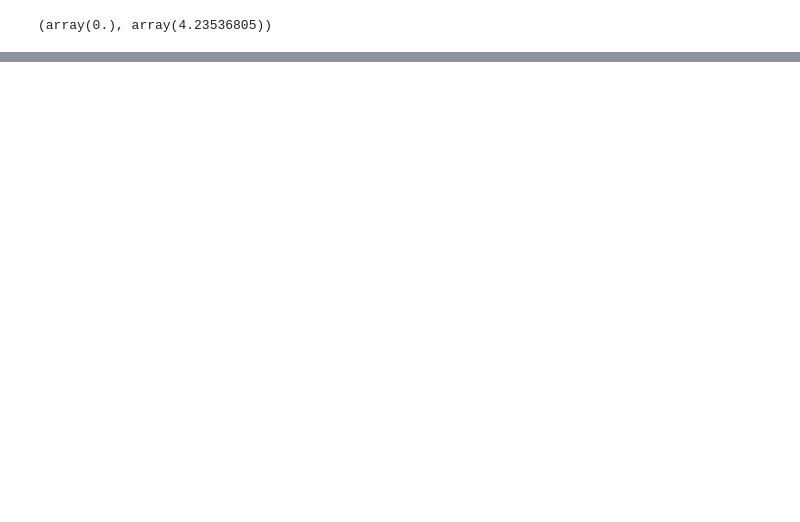
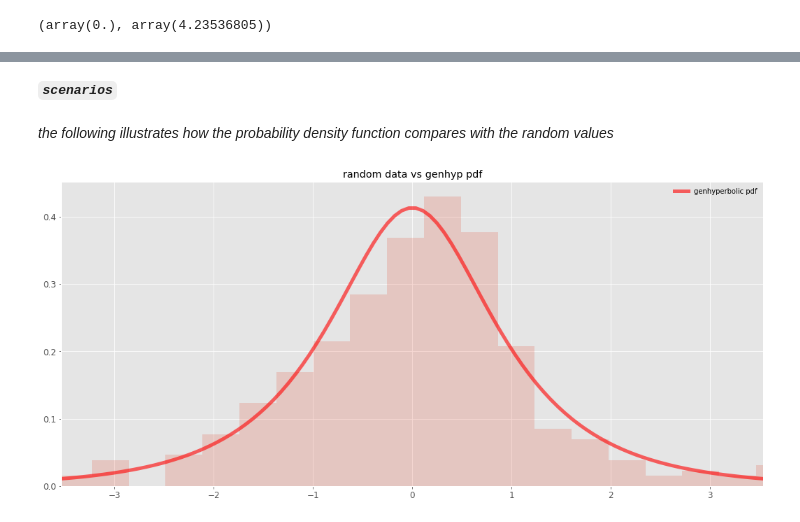
Before and after one commit to miguelvelazco0116/PriceSim, a Jupyter notebook: genhyp_prices.ipynb, the cells around one changed output, grey strips where cells are left out. Drawn from its saved outputs; the diff is of its cells as text; code cells hidden in the pictures; blank space fills up the shorter version.

```diff
--- a/genhyp_prices.ipynb
+++ b/genhyp_prices.ipynb
@@ -502,7 +499,7 @@ The subsequent step involves calculating the *mean* and *standard deviation* for
 # %% [markdown]
 get the parameters **$\alpha$, $\beta$, $\delta$, $\mu$, $\lambda$**
 # %%
-alpha, beta, delta, mu, lamb = f.fitted_param['genhyperbolic']
+alpha_gh, beta_gh, delta_gh, mu_gh, lamb_gh = f.fitted_param['genhyperbolic']
 # %% [markdown]
 For the `Generalized Hyperbolic distribution`, we will denote the parameters as follows:<br>
 <br>
@@ -597,0 +583,7 @@ random_data = stats.genhyperbolic.rvs(shape, skewness, kurtosis, scale, size=n_s
+# %% [markdown]
+***`scenarios`***<br>
+# %%
+a_gh = alpha_gh   # shape
+b_gh = beta_gh    # skewness
+p_gh = lamb_gh    # tail parameter
+mean_gh, var_gh, skew_gh, kurt_gh = genhyperbolic.stats(p_gh, a_gh, b_gh, moments='mvsk')
@@ -597,0 +595,20 @@ random_data = stats.genhyperbolic.rvs(shape, skewness, kurtosis, scale, size=n_s
+# %%
+random_data = genhyperbolic.rvs(p_gh, a_gh, b_gh, size = 350)
+# %% [markdown]
+*the following illustrates how the probability density function compares with the random values*
+# %%
+fig, ax = plt.subplots(1, 1)
+
+x = np.linspace(genhyperbolic.ppf(0.01, p_gh, a_gh, b_gh),
+                genhyperbolic.ppf(0.99, p_gh, a_gh, b_gh), 100)
+
+ax.plot(x, genhyperbolic.pdf(x, p_gh, a_gh, b_gh),
+       'r-', lw=5, alpha=0.6, label='genhyperbolic pdf')
+
+ax.hist(random_data, density=True, bins='auto', histtype='stepfilled', alpha=0.2)
+ax.set_xlim([x[0], x[-1]])
+ax.legend(loc='best', frameon=False)
+plt.title('random data vs genhyp pdf')
+plt.show()
+# %% [output]
+[figure, added]
```
Also changed, not shown: parts of 43 cells of this notebook.
